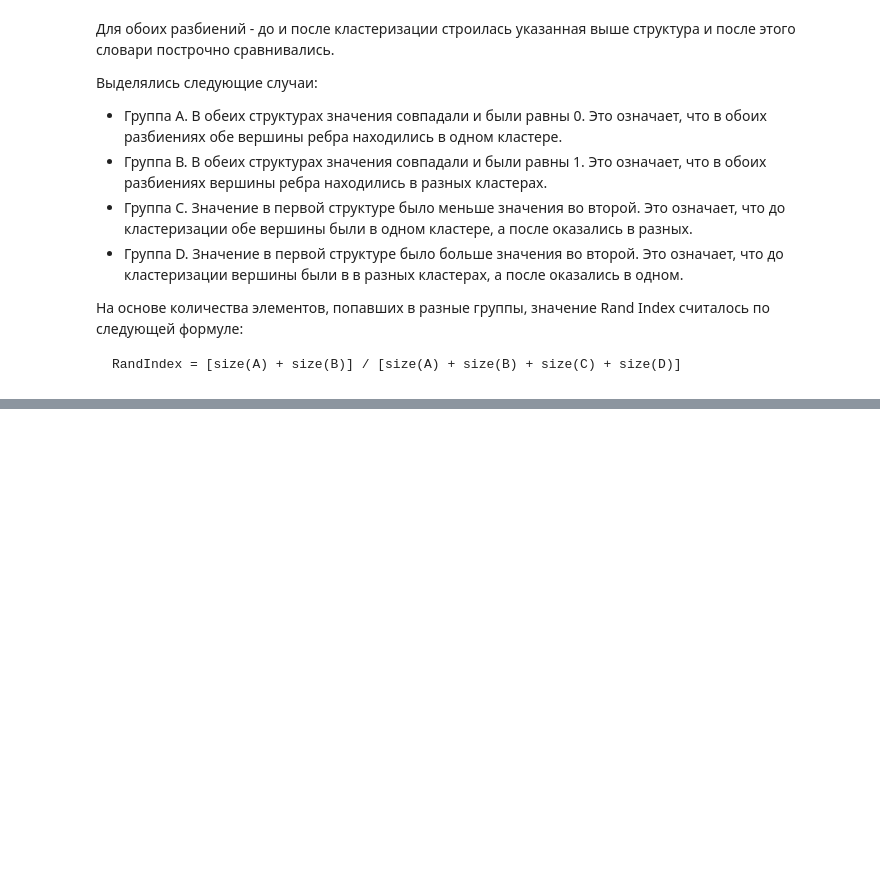
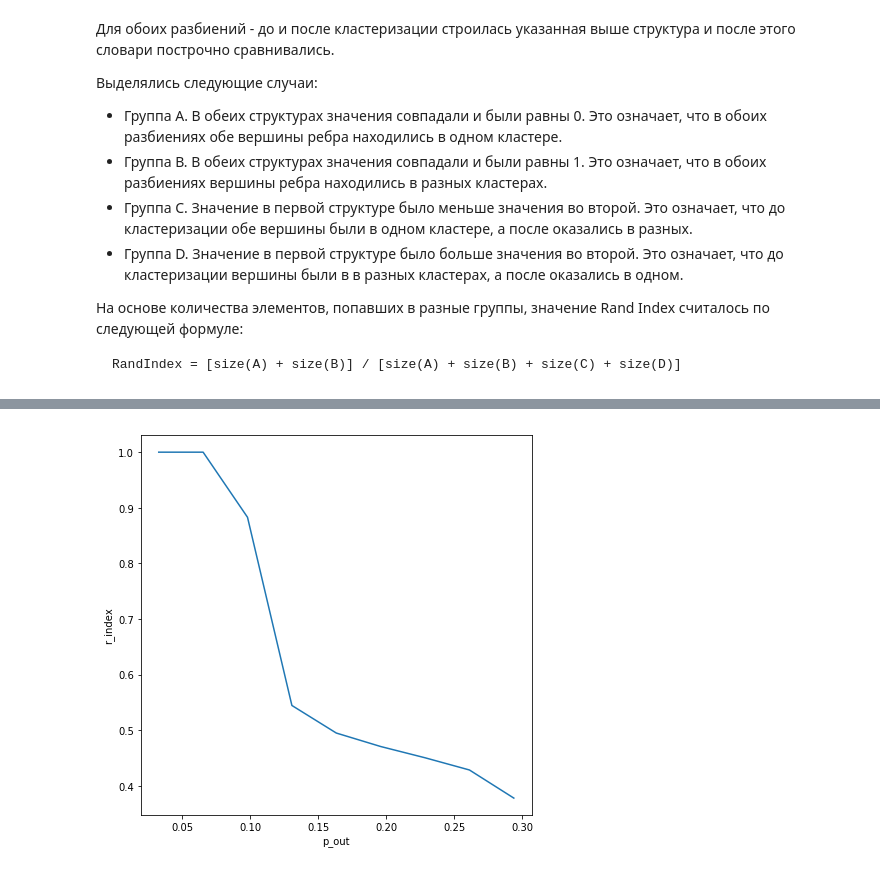
Before and after one commit to MaksimovArtem/NetworksLabs, a Jupyter notebook: Communities.ipynb, the cells around one changed output, grey strips where cells are left out. Saved outputs shown, nothing was run; the diff lists cells and outputs as text; code cells hidden in the pictures; blank space fills up the shorter version.

```diff
--- a/Communities.ipynb
+++ b/Communities.ipynb
@@ -68,0 +119,13 @@ nx.draw_shell(graph, with_labels=True)
+# %%
+rand_indexes = [[]]*10
+for k in range(1, 10):
+    p_out = k/10 * max_p_out
+    graph = nx.planted_partition_graph(2, 50, max_p_out - p_out, p_out)
+    rand_indexes[k] = []
+    for _ in range(200):
+        rand_indexes[k].append(rand_index(graph, kernighan_lin_bisection(graph, max_iter=10)))
+    rand_indexes[k] = np.mean(rand_indexes[k])
+# %%
+for k in range(1, 10):
+    p_out = k/10 * max_p_out
+    print("If p_out is {}, rand index is {}".format(p_out, rand_indexes[k]))
@@ -68,0 +142,8 @@ nx.draw_shell(graph, with_labels=True)
+# %%
+plt.figure(figsize=(7,7))
+plt.plot([k/10 * max_p_out for k in range(1,10)], rand_indexes[1:])
+plt.xlabel("p_out")
+plt.ylabel("r_index")
+plt.show()
+# %% [output]
+[figure, added]
```
Also changed, not shown: parts of 17 cells of this notebook.
